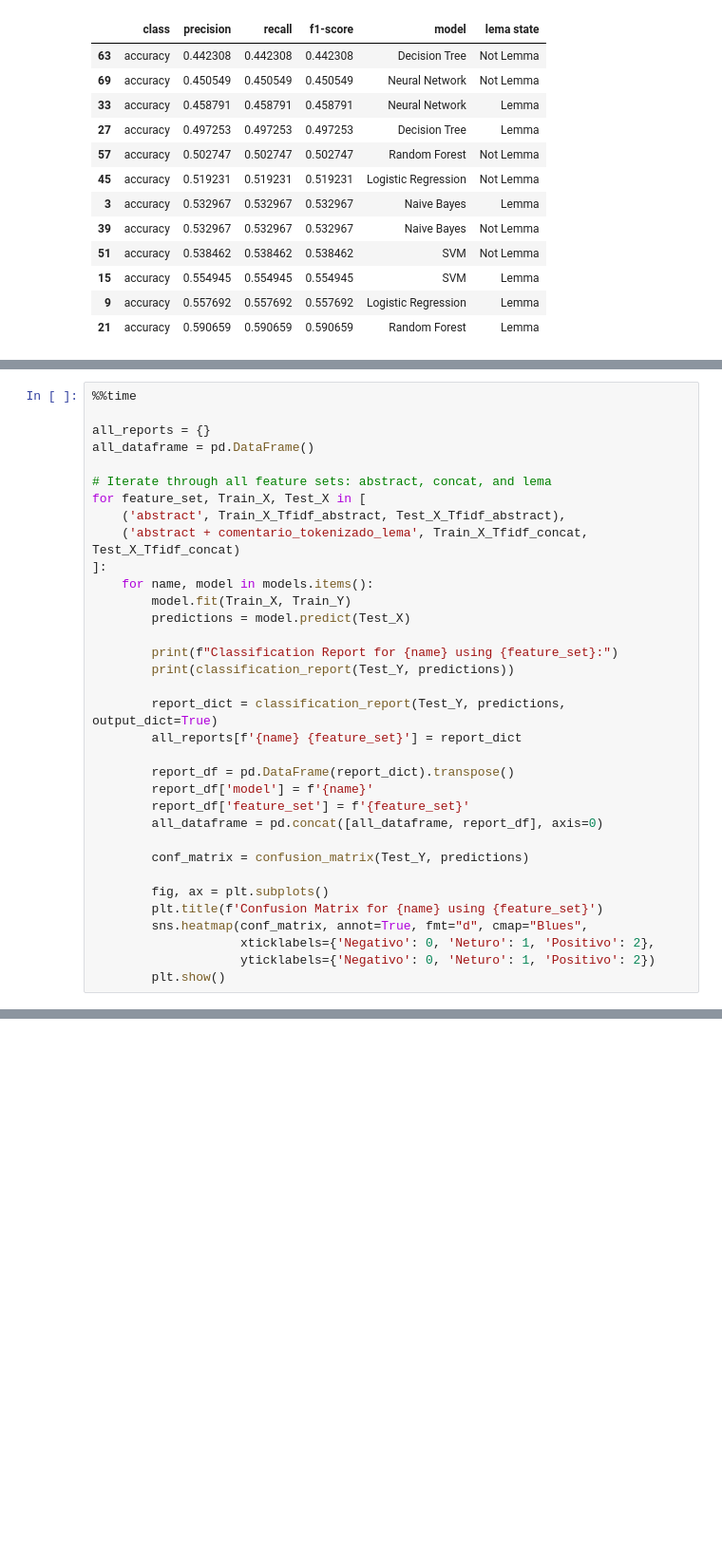
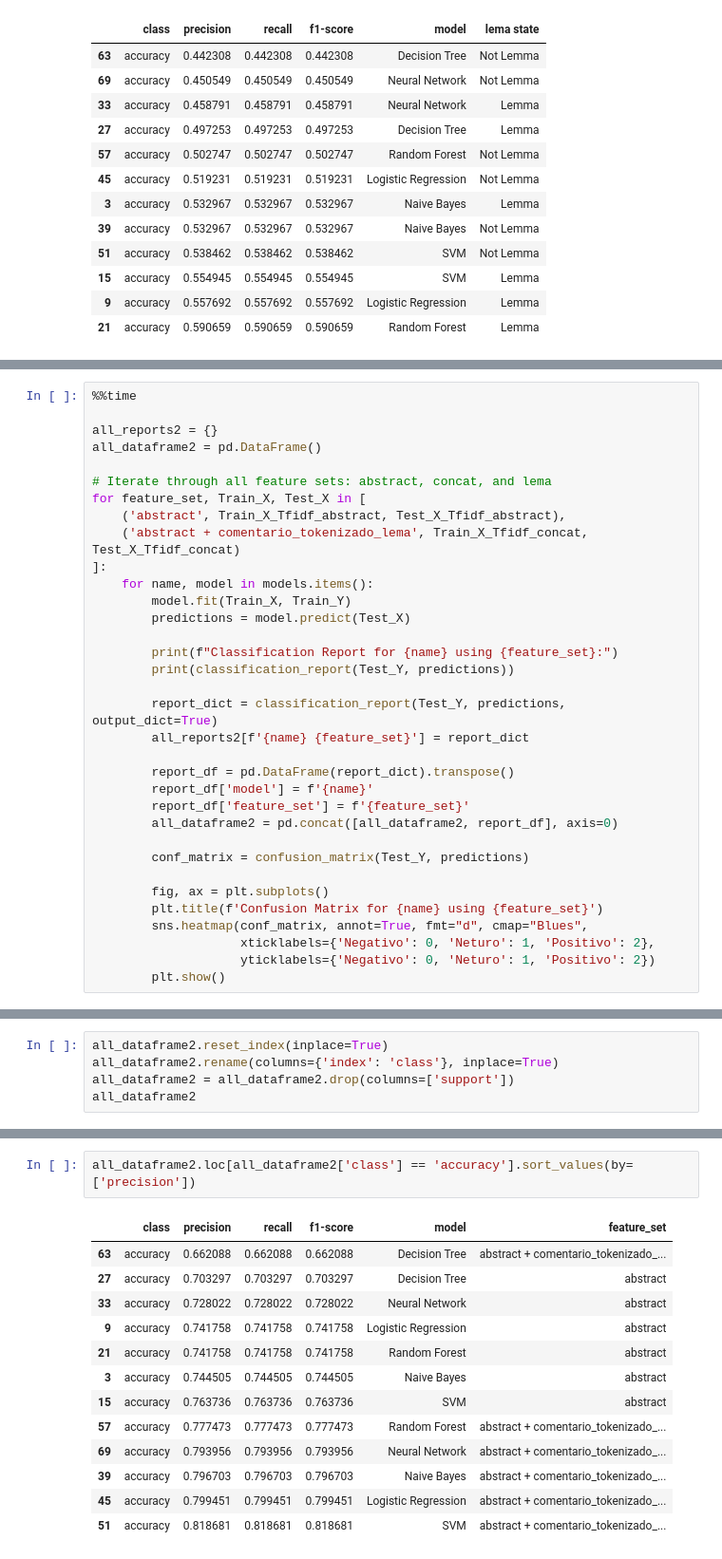
Before and after one commit to jmcaussade/Analitica-textual-con-ML-tarea2, a Jupyter notebook: Tarea2.ipynb, the cells around one changed output, grey strips where cells are left out. Shown at 95% size. Saved outputs shown, nothing was run; the diff lists cells and outputs as text; blank space fills up the shorter version.

Commit message:
Accuracy y presicion agregados a seccion solo titulo y titulo + comentario

```diff
--- a/Tarea2.ipynb
+++ b/Tarea2.ipynb
@@ -469,8 +486,8 @@ all_dataframe.loc[all_dataframe['class'] == 'accuracy'].sort_values(by=['precisi
 # %%
 %%time
 
-all_reports = {}
-all_dataframe = pd.DataFrame()
+all_reports2 = {}
+all_dataframe2 = pd.DataFrame()
 
 # Iterate through all feature sets: abstract, concat, and lema
 for feature_set, Train_X, Test_X in [
@@ -485,12 +502,12 @@ for feature_set, Train_X, Test_X in [
         print(classification_report(Test_Y, predictions))
 
         report_dict = classification_report(Test_Y, predictions, output_dict=True)
-        all_reports[f'{name} {feature_set}'] = report_dict
+        all_reports2[f'{name} {feature_set}'] = report_dict
 
         report_df = pd.DataFrame(report_dict).transpose()
         report_df['model'] = f'{name}'
         report_df['feature_set'] = f'{feature_set}'
-        all_dataframe = pd.concat([all_dataframe, report_df], axis=0)
+        all_dataframe2 = pd.concat([all_dataframe2, report_df], axis=0)
 
         conf_matrix = confusion_matrix(Test_Y, predictions)
 
@@ -570,0 +606,5 @@ weighted avg       0.72      0.73      0.72       364
+# %%
+all_dataframe2.reset_index(inplace=True)
+all_dataframe2.rename(columns={'index': 'class'}, inplace=True)
+all_dataframe2 = all_dataframe2.drop(columns=['support'])
+all_dataframe2
@@ -570,0 +627,16 @@ weighted avg       0.72      0.73      0.72       364
+# %%
+all_dataframe2.loc[all_dataframe2['class'] == 'accuracy'].sort_values(by=['precision'])
+# %% [output]
+|  | class | precision | recall | f1-score | model | feature_set |
+| 63 | accuracy | 0.662088 | 0.662088 | 0.662088 | Decision Tree | abstract + comentario_tokenizado_... |
+| 27 | accuracy | 0.703297 | 0.703297 | 0.703297 | Decision Tree | abstract |
+| 33 | accuracy | 0.728022 | 0.728022 | 0.728022 | Neural Network | abstract |
+| 9 | accuracy | 0.741758 | 0.741758 | 0.741758 | Logistic Regression | abstract |
+| 21 | accuracy | 0.741758 | 0.741758 | 0.741758 | Random Forest | abstract |
+| 3 | accuracy | 0.744505 | 0.744505 | 0.744505 | Naive Bayes | abstract |
+| 15 | accuracy | 0.763736 | 0.763736 | 0.763736 | SVM | abstract |
+| 57 | accuracy | 0.777473 | 0.777473 | 0.777473 | Random Forest | abstract + comentario_tokenizado_... |
+| 69 | accuracy | 0.793956 | 0.793956 | 0.793956 | Neural Network | abstract + comentario_tokenizado_... |
+| 39 | accuracy | 0.796703 | 0.796703 | 0.796703 | Naive Bayes | abstract + comentario_tokenizado_... |
+| 45 | accuracy | 0.799451 | 0.799451 | 0.799451 | Logistic Regression | abstract + comentario_tokenizado_... |
+| 51 | accuracy | 0.818681 | 0.818681 | 0.818681 | SVM | abstract + comentario_tokenizado_... |
```
Also changed, not shown: parts of 19 cells of this notebook.
